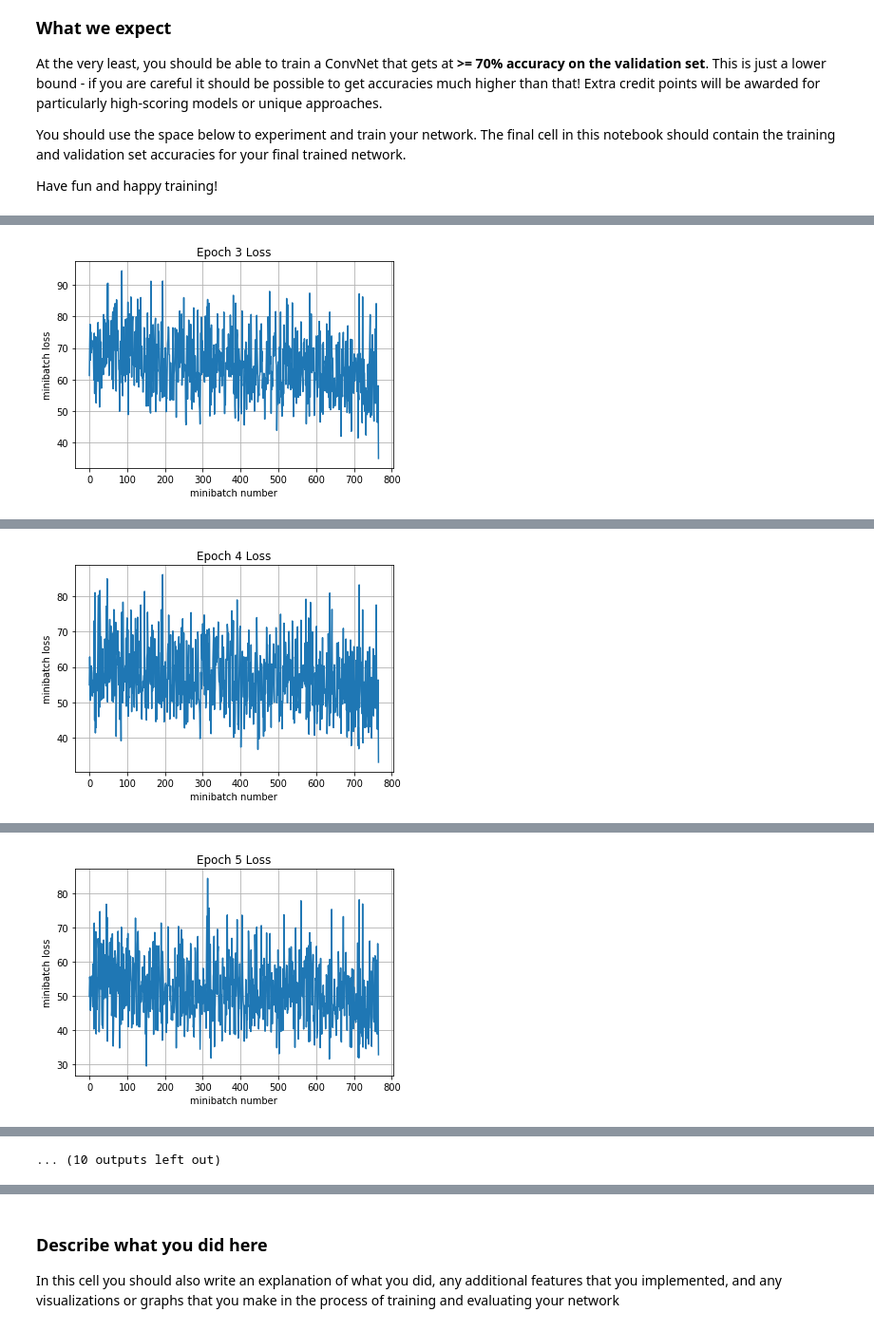
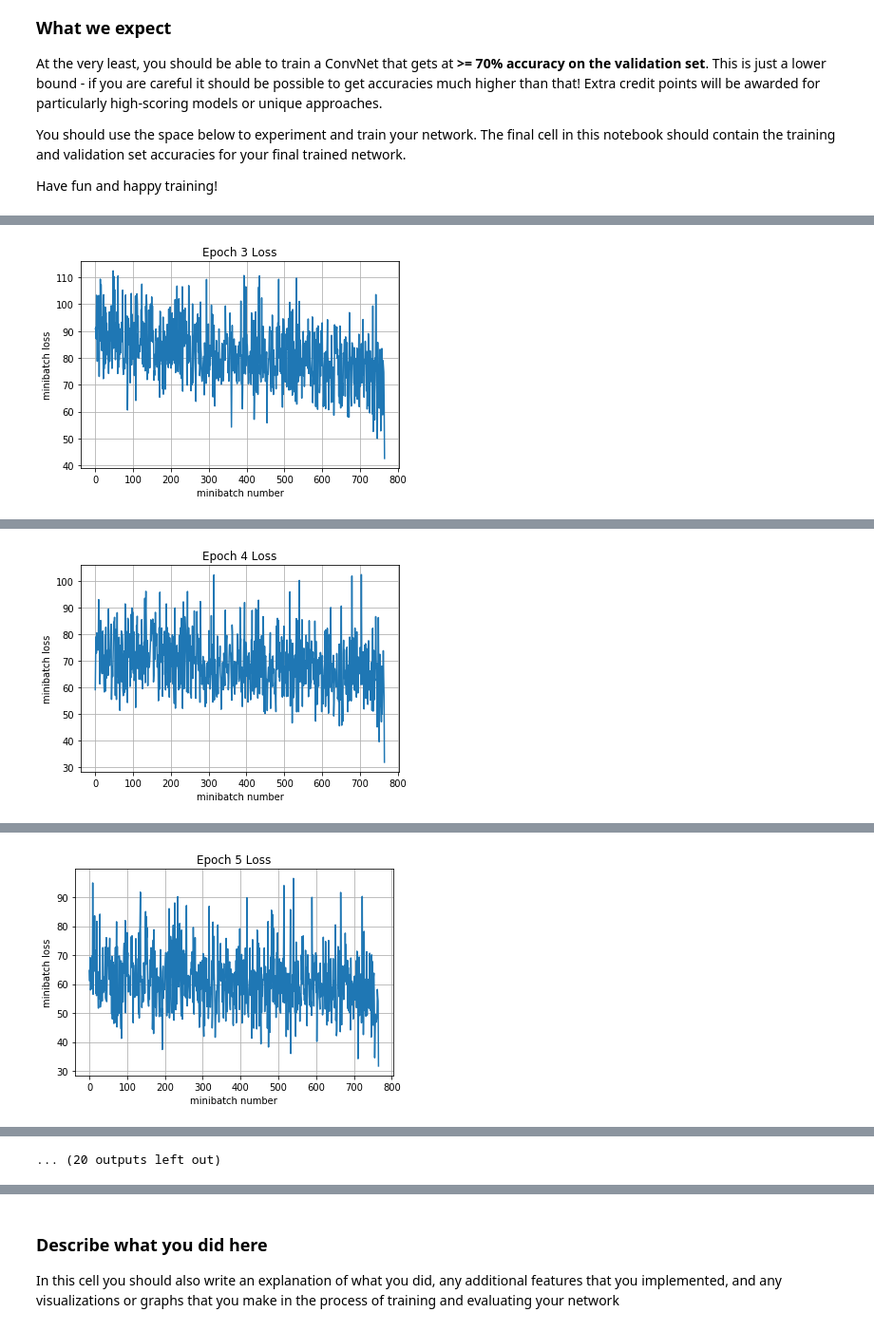
Before and after one commit to mcreng/cs231n, a Jupyter notebook: PA2/TensorFlow.ipynb, the cells around one changed output, grey strips where cells are left out. Shown at 95% size. Saved outputs shown, nothing was run; the diff lists cells and outputs as text; code cells hidden in the pictures.

```diff
--- a/PA2/TensorFlow.ipynb
+++ b/PA2/TensorFlow.ipynb
@@ -458,7 +458,7 @@ Have fun and happy training!
 def my_model(X, y, is_training):
     conv1 = tf.layers.conv2d(
       inputs=X,
-      filters=32,
+      filters=64,
       kernel_size=(3, 3),
       padding="same",
       activation=tf.nn.relu)
@@ -497,8 +497,8 @@ def my_model(X, y, is_training):
       activation=tf.nn.relu)
     sbn2 = tf.layers.batch_normalization(conv6, training=is_training)
     pool2 = tf.layers.max_pooling2d(inputs=sbn2, pool_size=(2, 2), strides=2)
-    ap = tf.layers.average_pooling2d(pool2, (8, 8), (1, 1))
-    ap_flat = tf.reshape(ap, [-1, 64])
+#     ap = tf.layers.average_pooling2d(pool2, (8, 8), (1, 1))
+    ap_flat = tf.reshape(pool2, [-1, 64*64])
     # Note to self: Using bn here reduces accuracy
     dense1 = tf.layers.dense(inputs=ap_flat, units=512, activation=tf.nn.relu)
     dp1 = tf.layers.dropout(dense1, training=is_training)
@@ -506,10 +506,7 @@ def my_model(X, y, is_training):
     dp2 = tf.layers.dropout(dense2, training=is_training)
     dense3 = tf.layers.dense(inputs=dp2, units=128, activation=tf.nn.relu)
     dp3 = tf.layers.dropout(dense3, training=is_training)
-#     dense4 = tf.layers.dense(inputs=dense3, units=64, activation=tf.nn.relu)
-#     dp4 = tf.layers.dropout(dense4, training=is_training)
-#     dense5 = tf.layers.dense(inputs=dense4, units=32, activation=tf.nn.relu)
-#     dp5 = tf.layers.dropout(dense5, training=is_training)
+
     logits = tf.layers.dense(inputs=dp3, units=10)
     return logits
 
@@ -524,7 +521,7 @@ y_out = my_model(X,y,is_training)
 total_loss = tf.nn.softmax_cross_entropy_with_logits_v2(labels=tf.one_hot(y,10), logits=y_out)
 mean_loss = tf.reduce_mean(total_loss)
 
-optimizer = tf.train.AdamOptimizer(1e-3) # select optimizer and set learning rate
+optimizer = tf.train.AdamOptimizer(5e-4) # select optimizer and set learning rate
 train_step = optimizer.minimize(mean_loss)
 
 # batch normalization in tensorflow requires this extra dependency
@@ -540,7 +537,7 @@ sess = tf.Session()
 
 sess.run(tf.global_variables_initializer())
 print('Training')
-run_model(sess,y_out,mean_loss,X_train,y_train,10,64,100,train_step,True)
+run_model(sess,y_out,mean_loss,X_train,y_train,15,64,100,train_step,True)
 print('Validation')
 run_model(sess,y_out,mean_loss,X_val,y_val,1,64)
 # %% [output]
@@ -576 +573 @@ Epoch 3, Overall loss = 1.01 and accuracy of 0.65
-[figure, old version]
+[figure, new version]
@@ -586 +583 @@ Epoch 4, Overall loss = 0.894 and accuracy of 0.694
-[figure, old version]
+[figure, new version]
@@ -596 +593 @@ Epoch 5, Overall loss = 0.81 and accuracy of 0.726
-[figure, old version]
+[figure, new version]
@@ -606,4 +603,4 @@ Epoch 6, Overall loss = 0.738 and accuracy of 0.753
-... (10 outputs left out)
+... (20 outputs left out)
 # %%
 # Test your model here, and make sure
 # the output of this cell is the accuracy
```
Also changed, not shown: parts of 8 cells of this notebook.
